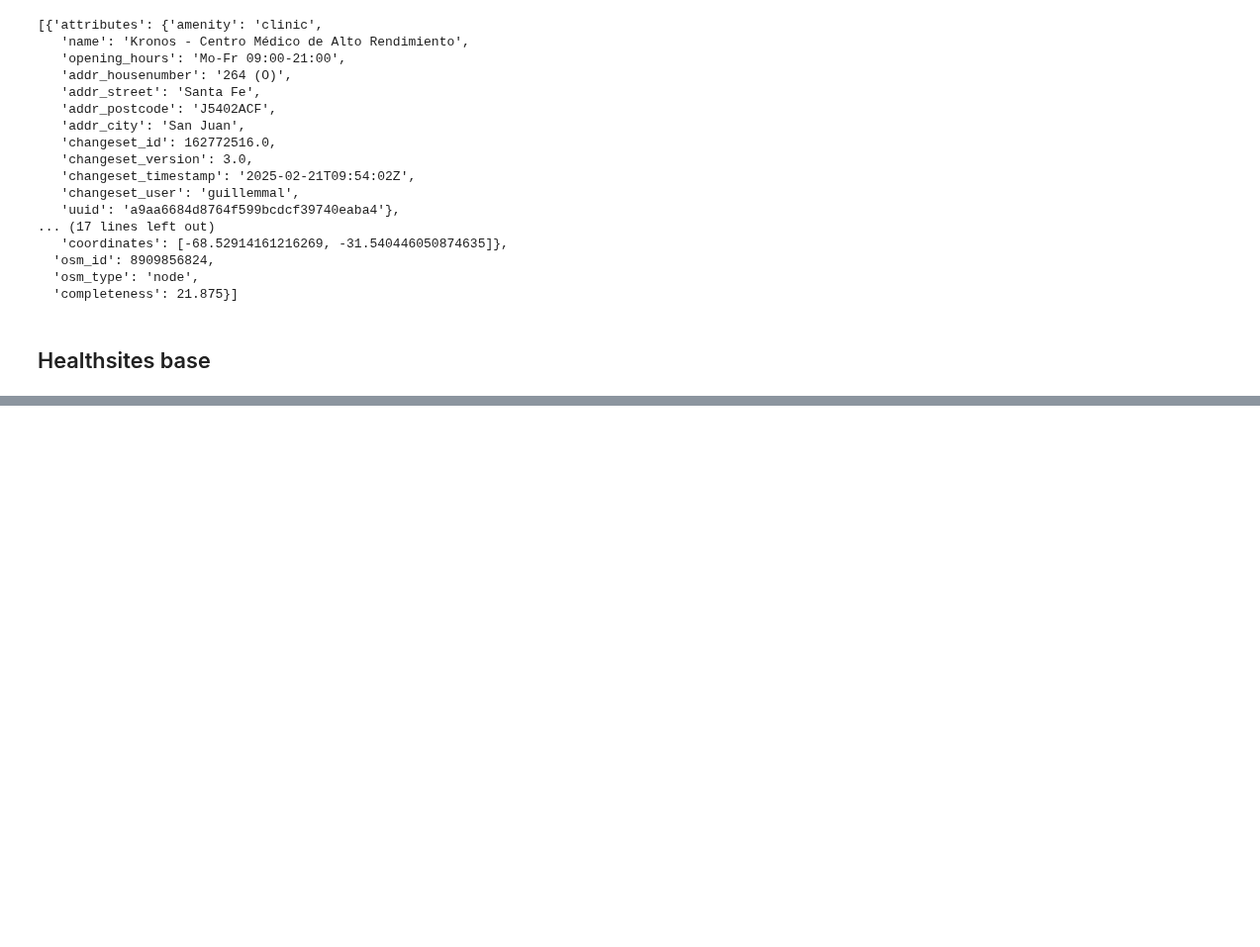
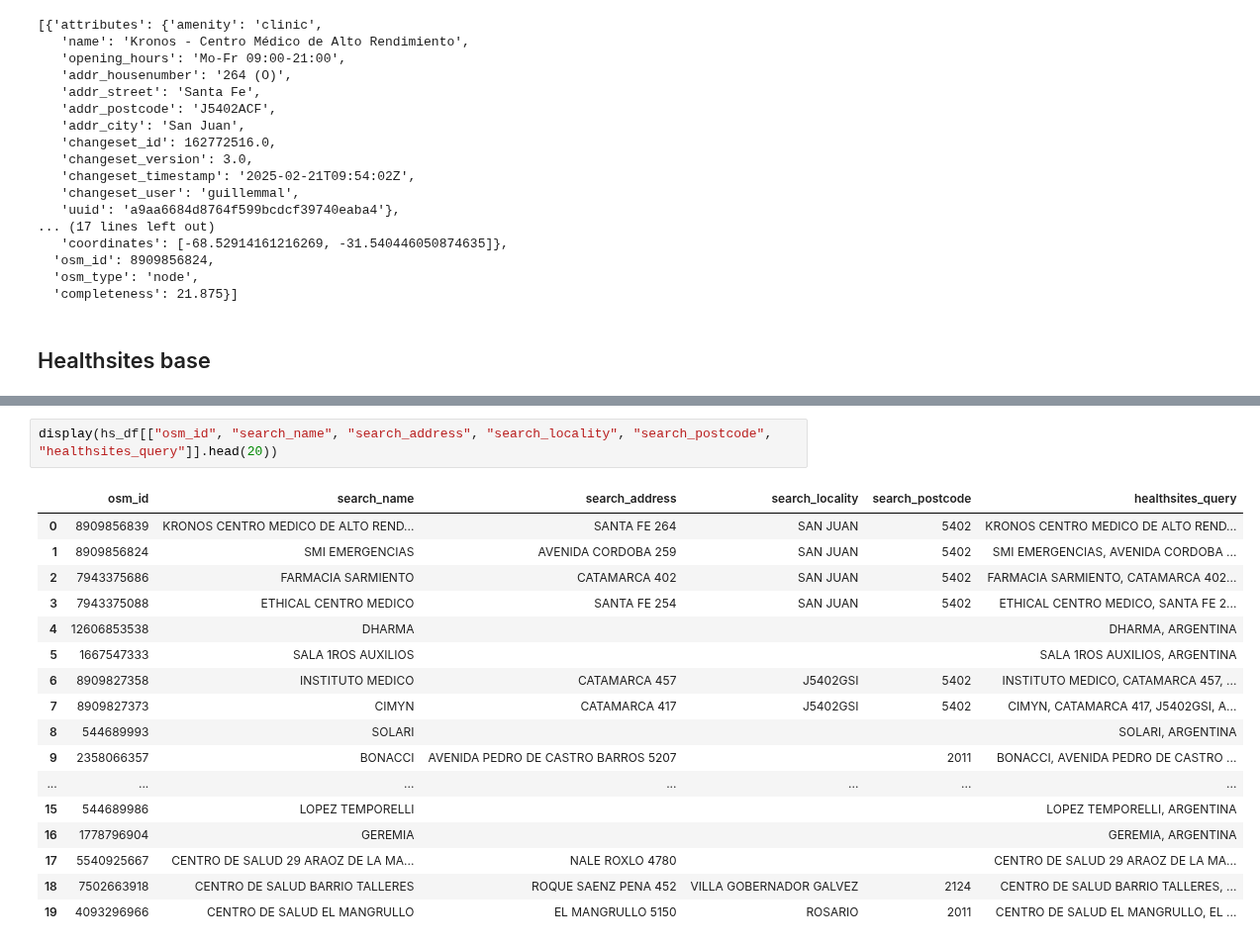
Before and after one commit to ana-castillo-zuain/radio, a Jupyter notebook: exploratory_data_analysis.ipynb, the cells around one changed output, grey strips where cells are left out. Shown at 99% size. Saved outputs shown, nothing was run; the diff lists cells and outputs as text; blank space fills up the shorter version.

```diff
--- a/exploratory_data_analysis.ipynb
+++ b/exploratory_data_analysis.ipynb
@@ -818,0 +972,20 @@ Hit rate limit or 403 Forbidden on page 1. Stopping here for now.
+# %%
+display(hs_df[["osm_id", "search_name", "search_address", "search_locality", "search_postcode", "healthsites_query"]].head(20))
+# %% [output]
+|  | osm_id | search_name | search_address | search_locality | search_postcode | healthsites_query |
+| 0 | 8909856839 | KRONOS CENTRO MEDICO DE ALTO REND... | SANTA FE 264 | SAN JUAN | 5402 | KRONOS CENTRO MEDICO DE ALTO REND... |
+| 1 | 8909856824 | SMI EMERGENCIAS | AVENIDA CORDOBA 259 | SAN JUAN | 5402 | SMI EMERGENCIAS, AVENIDA CORDOBA ... |
+| 2 | 7943375686 | FARMACIA SARMIENTO | CATAMARCA 402 | SAN JUAN | 5402 | FARMACIA SARMIENTO, CATAMARCA 402... |
+| 3 | 7943375088 | ETHICAL CENTRO MEDICO | SANTA FE 254 | SAN JUAN | 5402 | ETHICAL CENTRO MEDICO, SANTA FE 2... |
+| 4 | 12606853538 | DHARMA |  |  |  | DHARMA, ARGENTINA |
+| 5 | 1667547333 | SALA 1ROS AUXILIOS |  |  |  | SALA 1ROS AUXILIOS, ARGENTINA |
+| 6 | 8909827358 | INSTITUTO MEDICO | CATAMARCA 457 | J5402GSI | 5402 | INSTITUTO MEDICO, CATAMARCA 457, ... |
+| 7 | 8909827373 | CIMYN | CATAMARCA 417 | J5402GSI | 5402 | CIMYN, CATAMARCA 417, J5402GSI, A... |
+| 8 | 544689993 | SOLARI |  |  |  | SOLARI, ARGENTINA |
+| 9 | 2358066357 | BONACCI | AVENIDA PEDRO DE CASTRO BARROS 5207 |  | 2011 | BONACCI, AVENIDA PEDRO DE CASTRO ... |
+| ... | ... | ... | ... | ... | ... | ... |
+| 15 | 544689986 | LOPEZ TEMPORELLI |  |  |  | LOPEZ TEMPORELLI, ARGENTINA |
+| 16 | 1778796904 | GEREMIA |  |  |  | GEREMIA, ARGENTINA |
+| 17 | 5540925667 | CENTRO DE SALUD 29 ARAOZ DE LA MA... | NALE ROXLO 4780 |  |  | CENTRO DE SALUD 29 ARAOZ DE LA MA... |
+| 18 | 7502663918 | CENTRO DE SALUD BARRIO TALLERES | ROQUE SAENZ PENA 452 | VILLA GOBERNADOR GALVEZ | 2124 | CENTRO DE SALUD BARRIO TALLERES, ... |
+| 19 | 4093296966 | CENTRO DE SALUD EL MANGRULLO | EL MANGRULLO 5150 | ROSARIO | 2011 | CENTRO DE SALUD EL MANGRULLO, EL ... |
```
Also changed, not shown: parts of 10 cells of this notebook, 1 other file.
